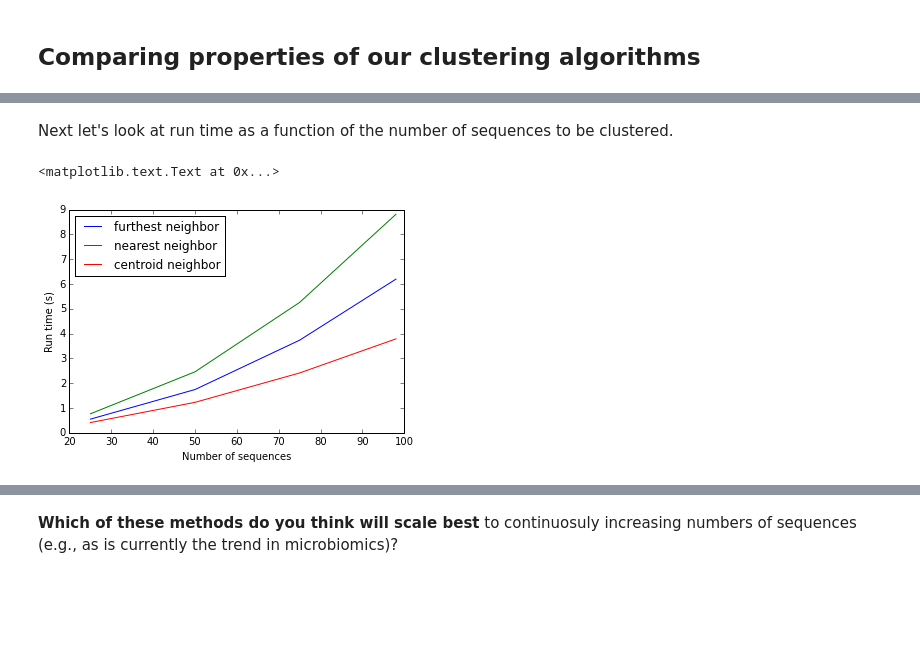
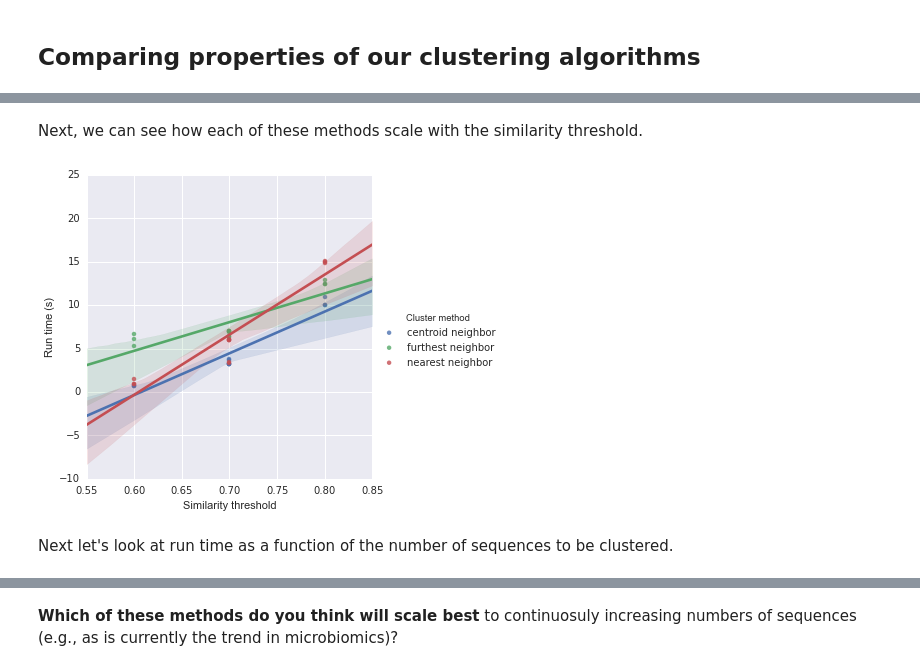
Before and after one commit to applied-bioinformatics/An-Introduction-To-Applied-Bioinformatics, a Jupyter notebook: fundamentals/sequence-mapping-and-clustering.ipynb, the cells around one changed output, grey strips where cells are left out. Drawn from its saved outputs; the diff is of its cells as text; code cells hidden in the pictures; blank space fills up the shorter version.

```diff
--- a/fundamentals/sequence-mapping-and-clustering.ipynb
+++ b/fundamentals/sequence-mapping-and-clustering.ipynb
@@ -788,2 +810,10 @@ plt.ylabel("Run time (s)")
+# %% [markdown]
+Next, we can see how each of these methods scale with the similarity threshold.
+# %%
+g = sns.lmplot("Similarity threshold", "Run time (s)",
+               hue="Cluster method",
+               data=df[df["Number of sequences"] == 100])
+# %% [output]
+[figure, added]
 # %% [markdown]
 Next let's look at run time as a function of the number of sequences to be clustered.
@@ -806,9 +819,0 @@ for cluster_fn in cluster_fns:
-# %%
-for rt in run_times:
-    plt.plot([e.sequence_count() for e in sequence_collections], rt)
-plt.legend([e[0] for e in cluster_fns], loc="upper left")
-plt.xlabel("Number of sequences")
-plt.ylabel("Run time (s)")
-# %% [output]
-<matplotlib.text.Text at 0x...>
-[figure, removed]
```
Also changed, not shown: parts of 37 cells of this notebook.
